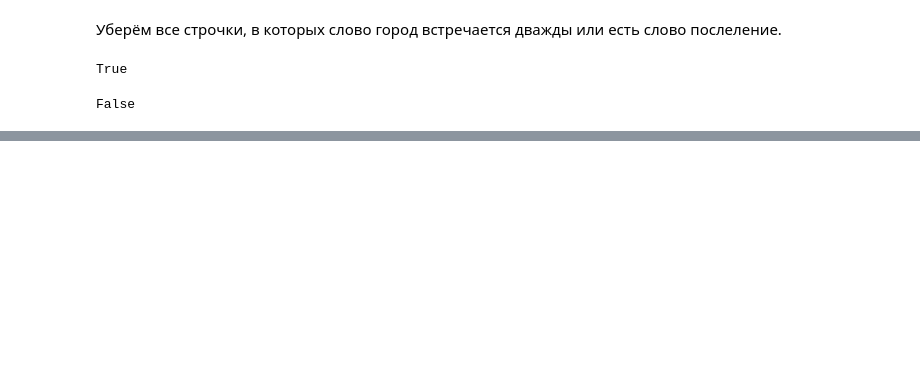
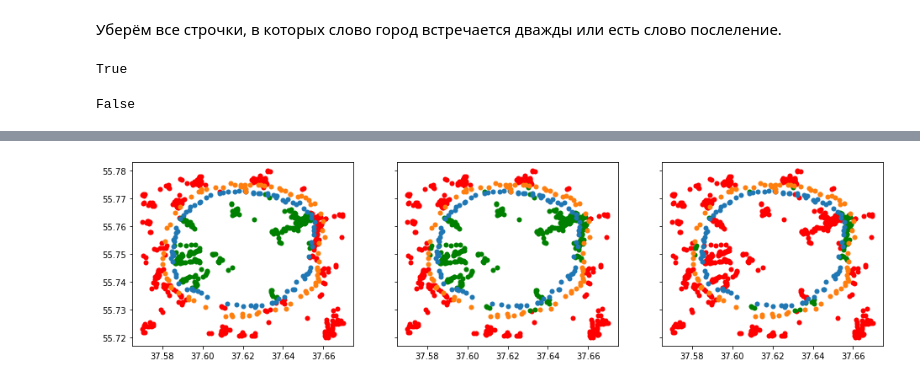
Before and after one commit to SvyatSheypak/city_for_people, a Jupyter notebook: garden_ring_houses/garden_ring_houses.ipynb, the cells around one changed output, grey strips where cells are left out. Cells and saved outputs as stored; diff of their text form; code cells hidden in the pictures; blank space fills up the shorter version.

```diff
--- a/garden_ring_houses/garden_ring_houses.ipynb
+++ b/garden_ring_houses/garden_ring_houses.ipynb
@@ -549,0 +554,6 @@ AttributeError: module 'pandas' has no attribute 'mer'
+# %%
+poly_points = []
+with open("polygon_2.txt", "r") as f:
+    for line in f.readlines():
+        poly_points.append(line.strip().split(","))
+poly_points = np.array(poly_points, dtype=float)[:, :-1]
@@ -549,0 +639,23 @@ AttributeError: module 'pandas' has no attribute 'mer'
+# %%
+figure, axes = plt.subplots(nrows=1, ncols=3, figsize=(16, 4), sharex=True, sharey=True)
+
+axes[0].scatter(subhouses[~inside_poly1, 0], subhouses[~inside_poly1, 1], linewidths=0.001, alpha=1, c="r")
+axes[0].scatter(subhouses[inside_poly1, 0], subhouses[inside_poly1, 1], linewidths=0.001, alpha=1, c="g")
+axes[0].scatter(poly_1[:, 0], poly_1[:, 1], linewidths=0.005)
+axes[0].scatter(poly_2[:, 0], poly_2[:, 1], linewidths=0.005)
+
+
+axes[1].scatter(subhouses[~inside_poly2, 0], subhouses[~inside_poly2, 1], linewidths=0.001, alpha=1, c="r")
+axes[1].scatter(subhouses[inside_poly2, 0], subhouses[inside_poly2, 1], linewidths=0.001, alpha=1, c="g")
+axes[1].scatter(poly_1[:, 0], poly_1[:, 1], linewidths=0.005)
+axes[1].scatter(poly_2[:, 0], poly_2[:, 1], linewidths=0.005)
+
+axes[2].scatter(subhouses[~inside_poly2, 0], subhouses[~inside_poly2, 1], linewidths=0.001, alpha=1, c="r")
+axes[2].scatter(subhouses[inside_poly1, 0], subhouses[inside_poly1, 1], linewidths=0.001, alpha=1, c="r")
+axes[2].scatter(subhouses[between_polys, 0], subhouses[between_polys, 1], linewidths=0.001, alpha=1, c="g")
+axes[2].scatter(poly_1[:, 0], poly_1[:, 1], linewidths=0.005)
+axes[2].scatter(poly_2[:, 0], poly_2[:, 1], linewidths=0.005)
+
+plt.show()
+# %% [output]
+[figure, added]
```
Also changed, not shown: parts of 102 cells of this notebook.
